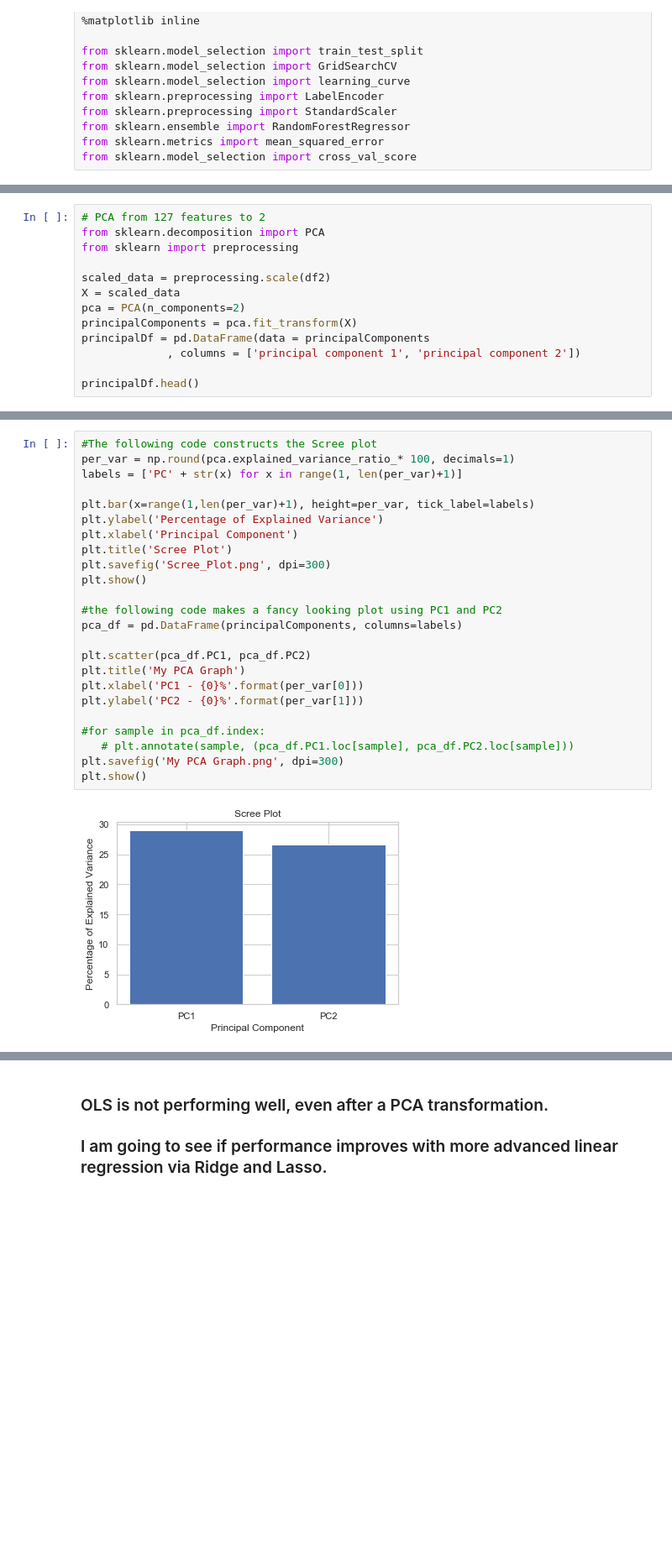
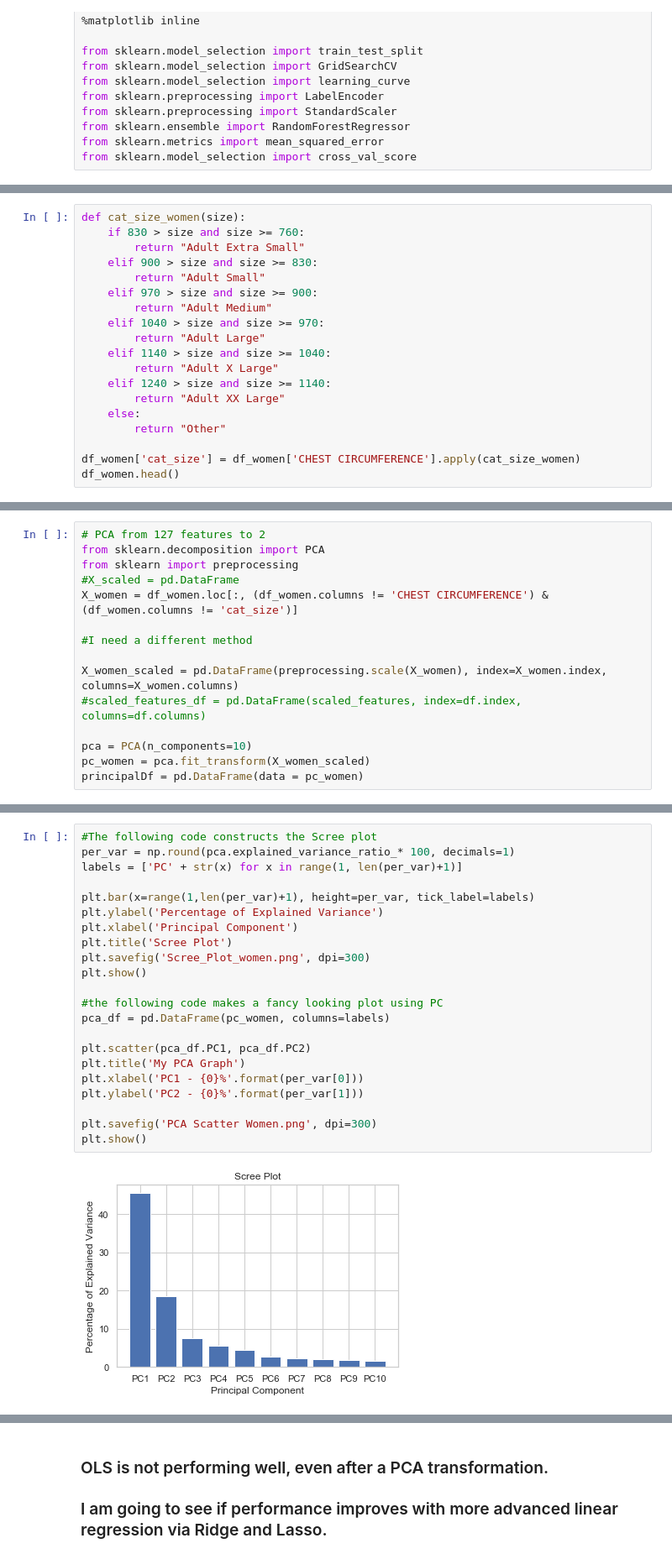
Before and after one commit to zgod89/Thinkful, a Jupyter notebook: unit3/SLCap.ipynb, the cells around one changed output, grey strips where cells are left out. Shown at 84% size. Cells and saved outputs as stored; diff of their text form; blank space fills up the shorter version.

Commit message:
cleaned up data and corrected models

```diff
--- a/unit3/SLCap.ipynb
+++ b/unit3/SLCap.ipynb
@@ -31,0 +143,19 @@ df2.head()
+# %%
+def cat_size_women(size):
+    if 830 > size and size >= 760:
+        return "Adult Extra Small"
+    elif 900 > size and size >= 830:
+        return "Adult Small"
+    elif 970 > size and size >= 900:
+        return "Adult Medium"
+    elif 1040 > size and size >= 970:
+        return "Adult Large"
+    elif 1140 > size and size >= 1040:
+        return "Adult X Large"
+    elif 1240 > size and size >= 1140:
+        return "Adult XX Large"
+    else:
+        return "Other"
+
+df_women['cat_size'] = df_women['CHEST CIRCUMFERENCE'].apply(cat_size_women)
+df_women.head()
@@ -65,12 +210,14 @@ GIRTH NO                        1.000000
 # PCA from 127 features to 2
 from sklearn.decomposition import PCA
 from sklearn import preprocessing
+#X_scaled = pd.DataFrame
+X_women = df_women.loc[:, (df_women.columns != 'CHEST CIRCUMFERENCE') & (df_women.columns != 'cat_size')]
 
-scaled_data = preprocessing.scale(df2)
-X = scaled_data
-pca = PCA(n_components=2)
-principalComponents = pca.fit_transform(X)
-principalDf = pd.DataFrame(data = principalComponents
-             , columns = ['principal component 1', 'principal component 2'])
+#I need a different method
 
-principalDf.head()
+X_women_scaled = pd.DataFrame(preprocessing.scale(X_women), index=X_women.index, columns=X_women.columns)
+#scaled_features_df = pd.DataFrame(scaled_features, index=df.index, columns=df.columns)
+
+pca = PCA(n_components=10)
+pc_women = pca.fit_transform(X_women_scaled)
+principalDf = pd.DataFrame(data = pc_women)
@@ -84,26 +224,24 @@ principalDf.head()
 # %%
 #The following code constructs the Scree plot
 per_var = np.round(pca.explained_variance_ratio_* 100, decimals=1)
 labels = ['PC' + str(x) for x in range(1, len(per_var)+1)]
 
 plt.bar(x=range(1,len(per_var)+1), height=per_var, tick_label=labels)
 plt.ylabel('Percentage of Explained Variance')
 plt.xlabel('Principal Component')
 plt.title('Scree Plot')
-plt.savefig('Scree_Plot.png', dpi=300)
+plt.savefig('Scree_Plot_women.png', dpi=300)
 plt.show()
 
-#the following code makes a fancy looking plot using PC1 and PC2
-pca_df = pd.DataFrame(principalComponents, columns=labels)
+#the following code makes a fancy looking plot using PC
+pca_df = pd.DataFrame(pc_women, columns=labels)
 
 plt.scatter(pca_df.PC1, pca_df.PC2)
 plt.title('My PCA Graph')
 plt.xlabel('PC1 - {0}%'.format(per_var[0]))
 plt.ylabel('PC2 - {0}%'.format(per_var[1]))
 
-#for sample in pca_df.index:
-   # plt.annotate(sample, (pca_df.PC1.loc[sample], pca_df.PC2.loc[sample]))
-plt.savefig('My PCA Graph.png', dpi=300)
+plt.savefig('PCA Scatter Women.png', dpi=300)
 plt.show()
 # %% [output]
-[figure, old version]
+[figure, new version]
```
Also changed, not shown: parts of 27 cells of this notebook.
